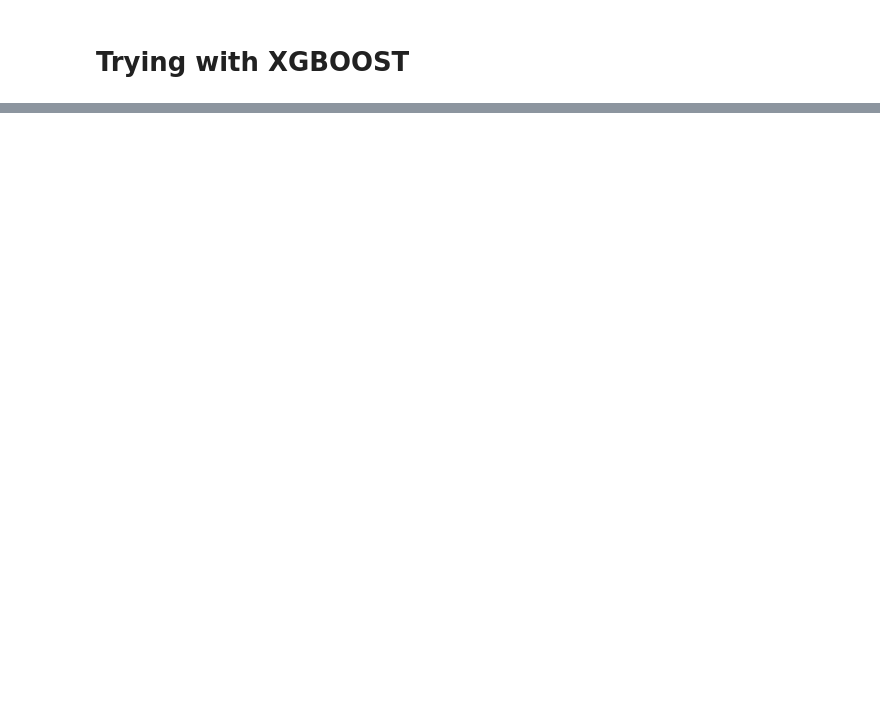
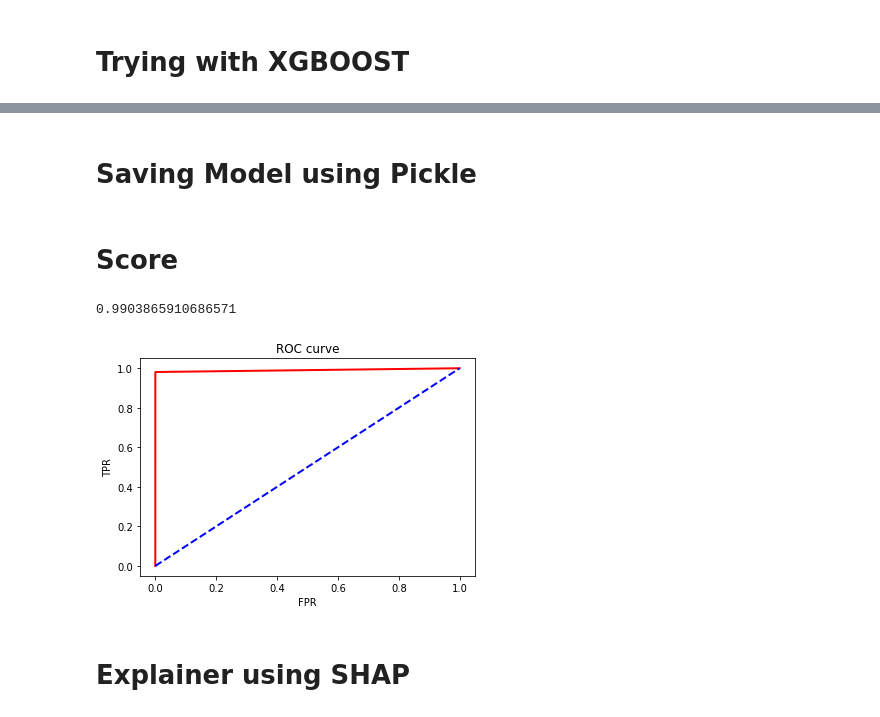
Before and after one commit to Carlos1916/Give-Me-Some-Credit-Kaggle-, a Jupyter notebook: Give Me Some Credit (Random Forest and XGBoost).ipynb, the cells around one changed output, grey strips where cells are left out. Saved outputs shown, nothing was run; the diff lists cells and outputs as text; code cells hidden in the pictures; blank space fills up the shorter version.

```diff
--- a/Give Me Some Credit (Random Forest and XGBoost).ipynb
+++ b/Give Me Some Credit (Random Forest and XGBoost).ipynb
@@ -380,0 +590,3 @@ reform
+# %%
+xgclf = XGBClassifier(max_depth=5, learning_rate=0.5, subsample=0.5, n_estimators=2118 ,n_jobs=-1)
+xgclf.fit(X_train, y_train,verbose=100,early_stopping_rounds=50,eval_set=[(X_train,y_train),(X_val,y_val)])
@@ -380,0 +617,32 @@ reform
+# %% [markdown]
+# Saving Model using Pickle
+# %%
+with open ('xgbrf.p', 'wb') as f:
+    pickle.dump(xgclf, f)
+
+
+with open('xgbrf.p', 'rb') as f:
+    xgb_model = pickle.load(f)
+# %% [markdown]
+# Score
+# %%
+ypred_test = xgb_model.predict(X_test)
+
+
+score = roc_auc_score(y_test, ypred_test)
+score
+# %% [output]
+0.9903865910686571
+# %%
+fpr, tpr,_= roc_curve(y_test, ypred_test)
+plt.figure()
+plt.plot(fpr, tpr, color='red',lw=2, label='ROC curve')
+plt.plot([0, 1], [0, 1], color='blue', lw=2, linestyle='--')
+plt.xlabel('FPR')
+plt.ylabel('TPR')
+plt.title('ROC curve')
+plt.show()
+# %% [output]
+[figure, added]
+# %% [markdown]
+# Explainer using SHAP
```
Also changed, not shown: parts of 12 cells of this notebook.
